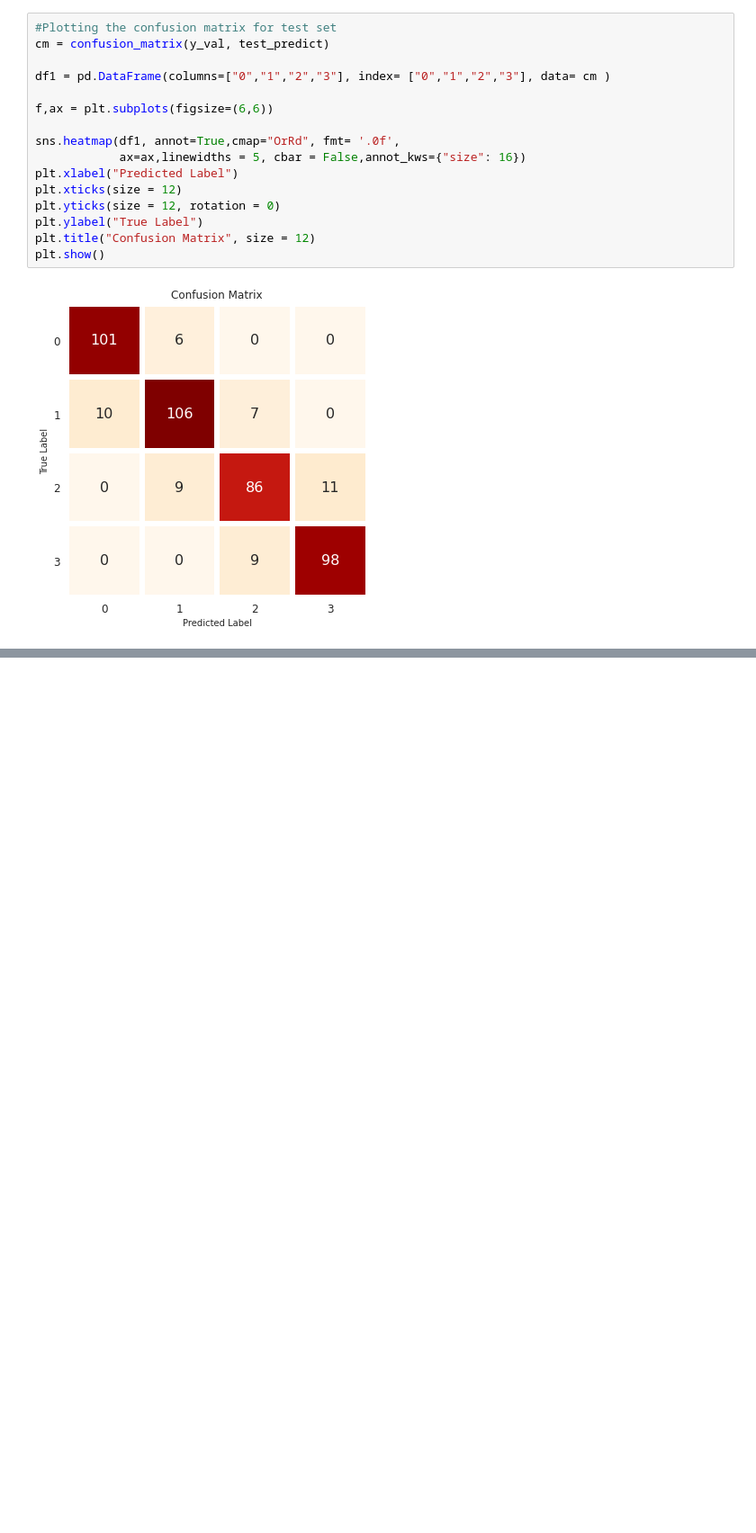
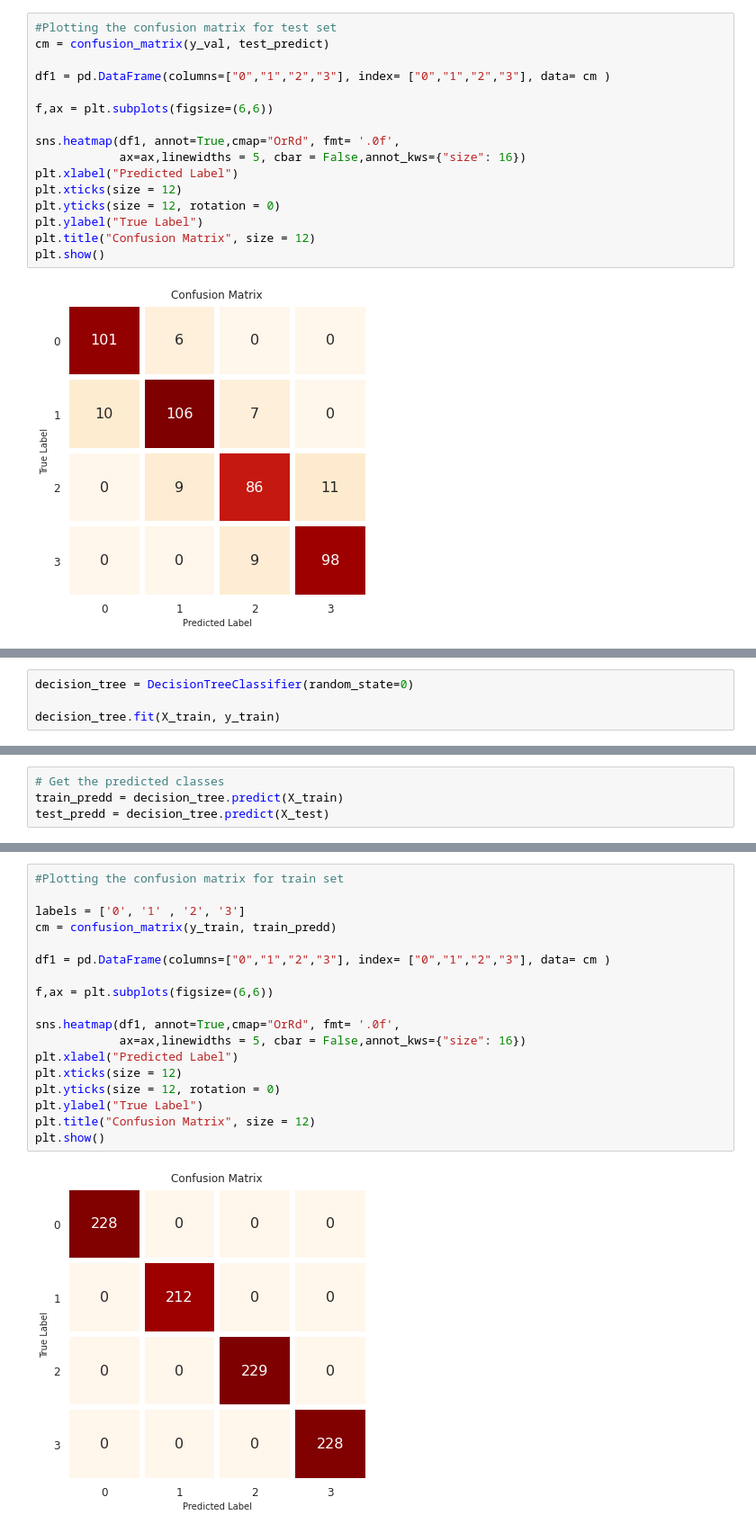
Before and after one commit to JyotiChiluka/Mobile-Price-Range-Prediction_Classification, a Jupyter notebook: Mobile_Price_Range_Prediction.ipynb, the cells around one changed output, grey strips where cells are left out. Shown: that part at 90% size. Cells and saved outputs as stored; diff of their text form; blank space fills up the shorter version.

```diff
--- a/Mobile_Price_Range_Prediction.ipynb
+++ b/Mobile_Price_Range_Prediction.ipynb
@@ -1055,0 +1190,4 @@ plt.show()
+# %%
+decision_tree = DecisionTreeClassifier(random_state=0)
+
+decision_tree.fit(X_train, y_train)
@@ -1055,0 +1205,4 @@ plt.show()
+# %%
+# Get the predicted classes
+train_predd = decision_tree.predict(X_train)
+test_predd = decision_tree.predict(X_test)
@@ -1055,0 +1219,20 @@ plt.show()
+# %%
+#Plotting the confusion matrix for train set
+
+labels = ['0', '1' , '2', '3']
+cm = confusion_matrix(y_train, train_predd)
+
+df1 = pd.DataFrame(columns=["0","1","2","3"], index= ["0","1","2","3"], data= cm )
+
+f,ax = plt.subplots(figsize=(6,6))
+
+sns.heatmap(df1, annot=True,cmap="OrRd", fmt= '.0f',
+            ax=ax,linewidths = 5, cbar = False,annot_kws={"size": 16})
+plt.xlabel("Predicted Label")
+plt.xticks(size = 12)
+plt.yticks(size = 12, rotation = 0)
+plt.ylabel("True Label")
+plt.title("Confusion Matrix", size = 12)
+plt.show()
+# %% [output]
+[figure, added]
```
Also changed, not shown: parts of 40 cells of this notebook.
